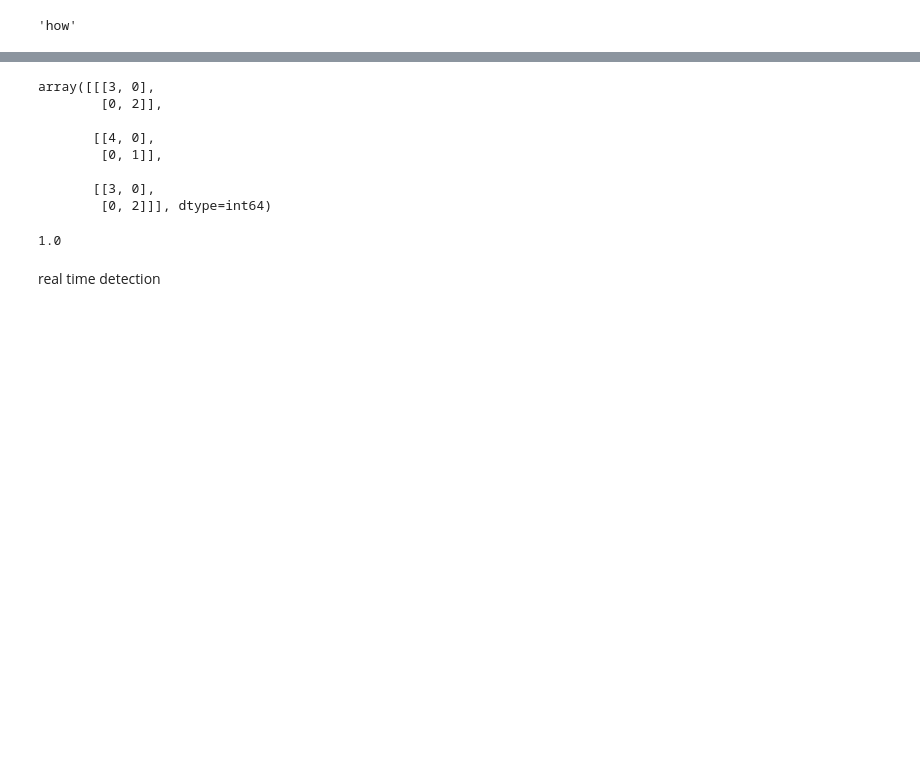
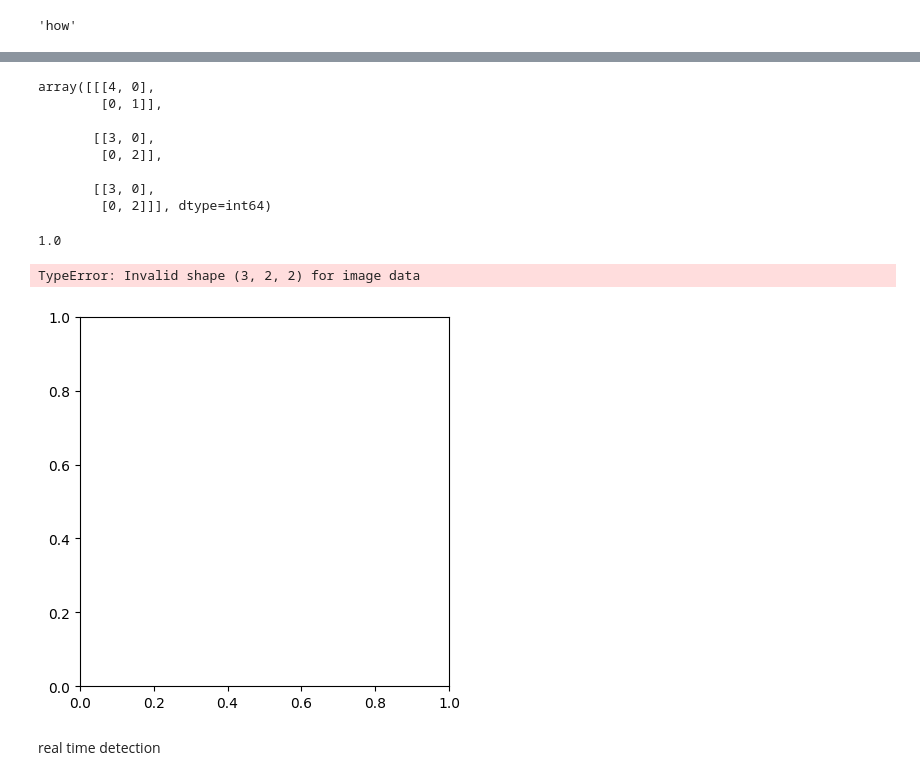
Before and after one commit to r1sh1v21/sign-language-detection, a Jupyter notebook: t2.ipynb, the cells around one changed output, grey strips where cells are left out. Saved outputs shown, nothing was run; the diff lists cells and outputs as text; code cells hidden in the pictures; blank space fills up the shorter version.

```diff
--- a/t2.ipynb
+++ b/t2.ipynb
@@ -116,6 +116,8 @@ with mp_holistic.Holistic(min_detection_confidence=0.5, min_tracking_confidence=
                 else:
                     cv2.putText(image, f'Collecting frames for {action} video number: {sequence}', (15,12), cv2.FONT_HERSHEY_SIMPLEX, 0.5, (0,0,255),1,cv2.LINE_AA)
 
+                draw_stlyed_landmarks(image, results)
+
                 keypoints = extract_keypoints(results)
                 npy_path = os.path.join(DATA_PATH, action, str(sequence), str(frame_num))
                 np.save(npy_path, keypoints)
@@ -258,13 +264,13 @@ yhat = np.argmax(yhat, axis=1).tolist()
 # %%
 multilabel_confusion_matrix(ytrue, yhat)
 # %% [output]
-array([[[3, 0],
-        [0, 2]],
-
-       [[4, 0],
+array([[[4, 0],
         [0, 1]],
 
        [[3, 0],
+        [0, 2]],
+
+       [[3, 0],
         [0, 2]]], dtype=int64)
 # %%
 accuracy_score(ytrue, yhat)
@@ -273,3 +282,10 @@ accuracy_score(ytrue, yhat)
+# %%
+cm_display = metrics.ConfusionMatrixDisplay(confusion_matrix = multilabel_confusion_matrix(ytrue, yhat), display_labels = [False, True])
+cm_display.plot()
+plt.show()
+# %% [output]
+TypeError: Invalid shape (3, 2, 2) for image data
+[figure, added]
 # %%
 def speak(s):
     engine.say(s)
@@ -282,8 +305,8 @@ def pred_sent(sentence):
     if 'how' and 'you' in sentence:
         s+= ' how are you?'
     return s
-# %% [markdown]
-real time detection
+# %% [markdown]
+real time detection
 # %%
 sequence = []
 sentence = []
```
Also changed, not shown: parts of 28 cells of this notebook.
